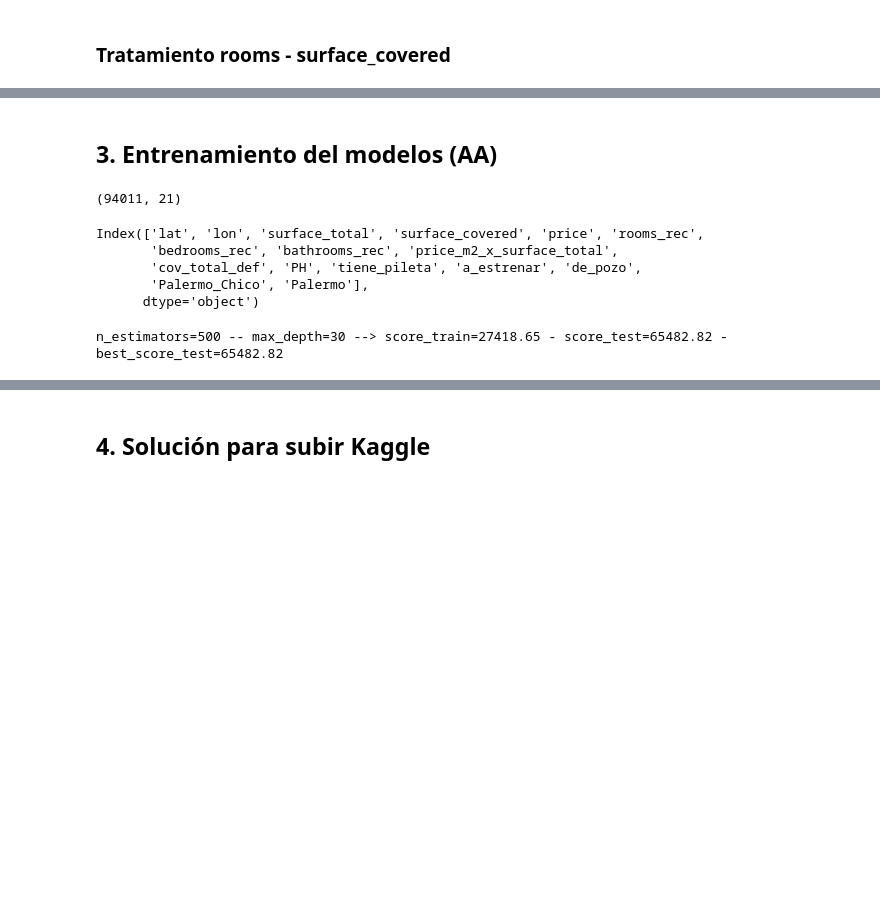
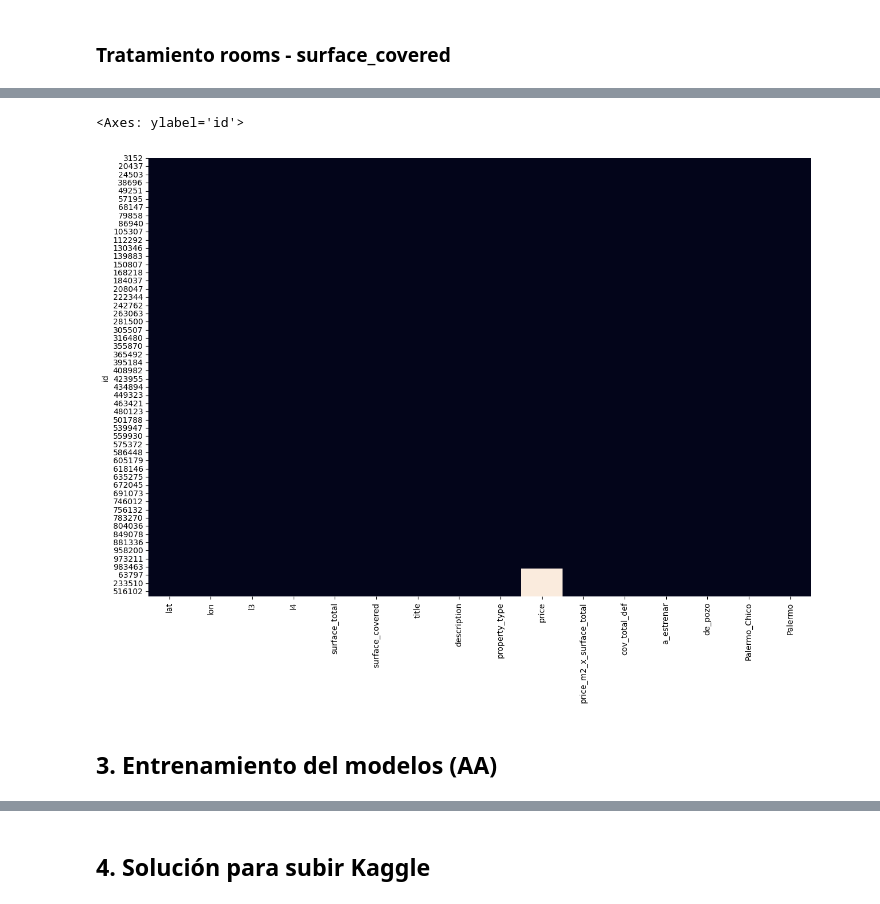
Before and after one commit to CLCHRISLOMBARDO/house_predictions, a Jupyter notebook: v3_hp.ipynb, the cells around one changed output, grey strips where cells are left out. Drawn from its saved outputs; the diff is of its cells as text; code cells hidden in the pictures; blank space fills up the shorter version.

```diff
--- a/v3_hp.ipynb
+++ b/v3_hp.ipynb
@@ -448,51 +394,9 @@ For example, when doing 'df[col].method(value, inplace=True)', try using 'df.met
+# %%
+import seaborn as sns
+plt.figure(figsize=(15,10))
+sns.heatmap(Coch.df.isnull(), cbar=False)
+# %% [output]
+<Axes: ylabel='id'>
+[figure, added]
 # %% [markdown]
 ## 3. Entrenamiento del modelos (AA)
-# %%
-f_ent = df["price"].notna()
-df_ent=df.loc[f_ent].copy()
-df_ent.shape
-# %% [output]
-(94011, 21)
-# %%
-
-df_ent = df_ent.select_dtypes(['number', 'bool'])
-print(df_ent.columns)
-X = df_ent[df_ent.columns.drop('price')]
-y = df_ent['price']
-# %% [output]
-Index(['lat', 'lon', 'surface_total', 'surface_covered', 'price', 'rooms_rec',
-       'bedrooms_rec', 'bathrooms_rec', 'price_m2_x_surface_total',
-       'cov_total_def', 'PH', 'tiene_pileta', 'a_estrenar', 'de_pozo',
-       'Palermo_Chico', 'Palermo'],
-      dtype='object')
-# %%
-### Versión con train/test split
-X_train, X_test, y_train, y_test = sk.model_selection.train_test_split(X, y, test_size=0.2, random_state=42)
-
-best_score_test = 1000000
-
-### Usar sólo RandomForestRegressor o GradientBoostingRegressor, no otros
-### Pueden cambiar los hiperparámetros
-
-
-n_estimators=500
-max_depth=30
-
-reg = sk.ensemble.RandomForestRegressor(n_estimators=n_estimators, max_depth=max_depth, n_jobs=4, random_state=42)
-
-# Entrenamos el modelo
-_ = reg.fit(X_train, y_train)
-
-# Cálculo del error en entrenamiento (train)
-y_pred = reg.predict(X_train)
-score_train = sk.metrics.root_mean_squared_error(y_train, y_pred)
-
-# Cálculo del error en prueba (test)
-y_pred = reg.predict(X_test)
-score_test  = sk.metrics.root_mean_squared_error(y_test,  y_pred)
-
-best_score_test = min(best_score_test, score_test)
-
-print(f"{n_estimators=} -- {max_depth=} --> {score_train=:.2f} - {score_test=:.2f} - {best_score_test=:.2f}")
-# %% [output]
-n_estimators=500 -- max_depth=30 --> score_train=27418.65 - score_test=65482.82 - best_score_test=65482.82
```
Also changed, not shown: parts of 65 cells of this notebook, 1 other file.
